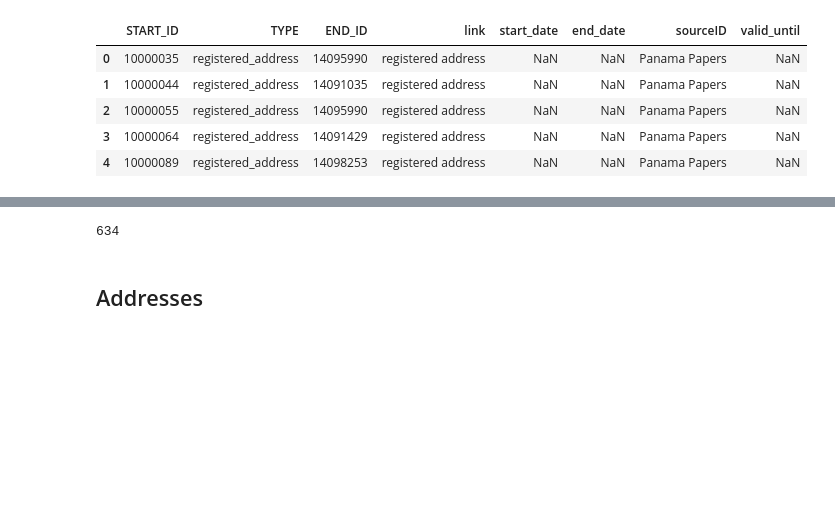
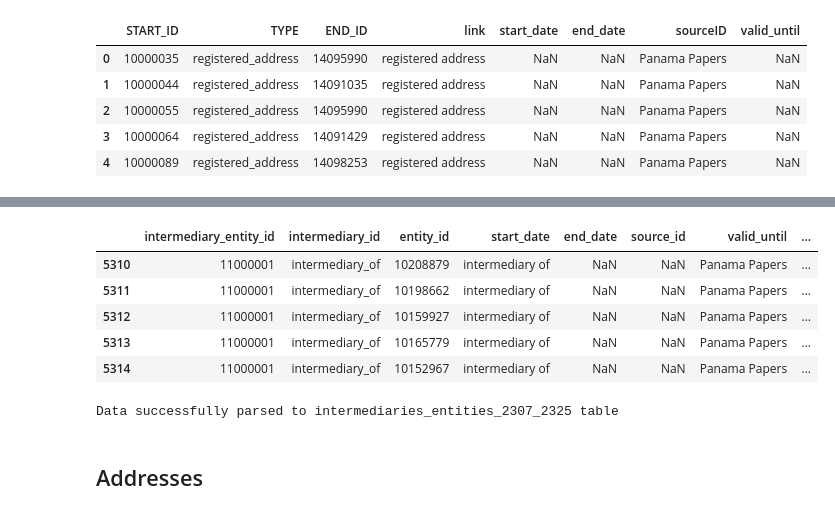
Before and after one commit to dimcel/Panama_papers_SQL, a Jupyter notebook: project.ipynb, the cells around one changed output, grey strips where cells are left out. Drawn from its saved outputs; the diff is of its cells as text; code cells hidden in the pictures; blank space fills up the shorter version.

Commit message:
done the parser

```diff
--- a/project.ipynb
+++ b/project.ipynb
@@ -861,23 +884,26 @@ inter_entity.head()
 # %%
 
 inter_entity.insert(0, 'intermediary_entity_id', range(1, 1 + len(inter_entity)))
-# %%
-db_table_columns = [
-'intermediary_entity_id',
-'intermediary_id',
-'entity_id',
-'start_date',
-'end_date',
-'source_id',
-'valid_until'
-]
-column_mapping = dict(zip(inter_entity.columns, db_table_columns))
-inter_entity.rename(columns=column_mapping, inplace=True)
-# %%
-
-inter_entity.to_sql('interm_entities_2325', engine, if_exists='append', index=False)
-# %% [output]
-634
+# %%
+inter_entity.head()
+# %% [output]
+|  | intermediary_entity_id | intermediary_id | entity_id | start_date | end_date | source_id | valid_until | ... |
+| 5310 | 11000001 | intermediary_of | 10208879 | intermediary of | NaN | NaN | Panama Papers | ... |
+| 5311 | 11000001 | intermediary_of | 10198662 | intermediary of | NaN | NaN | Panama Papers | ... |
+| 5312 | 11000001 | intermediary_of | 10159927 | intermediary of | NaN | NaN | Panama Papers | ... |
+| 5313 | 11000001 | intermediary_of | 10165779 | intermediary of | NaN | NaN | Panama Papers | ... |
+| 5314 | 11000001 | intermediary_of | 10152967 | intermediary of | NaN | NaN | Panama Papers | ... |
+# %%
+inter_entity = edges[edges["TYPE"] == "intermediary_of"].copy()
+inter_entity.drop(columns=["TYPE","link"], inplace=True)
+inter_entity.insert(0, 'intermediary_entity_id', range(1, 1 + len(inter_entity)))
+
+db_ie_columns = [
+'intermediary_entity_id', 'intermediary_id', 'entity_id', 'start_date', 'end_date', 'source_id', 'valid_until'
+]
+data_parser(inter_entity, db_ie_columns,"intermediaries_entities_2307_2325")
+# %% [output]
+Data successfully parsed to intermediaries_entities_2307_2325 table
 # %% [markdown]
 ## Addresses
 # %%
```
Also changed, not shown: parts of 14 cells of this notebook, 2 other files.
